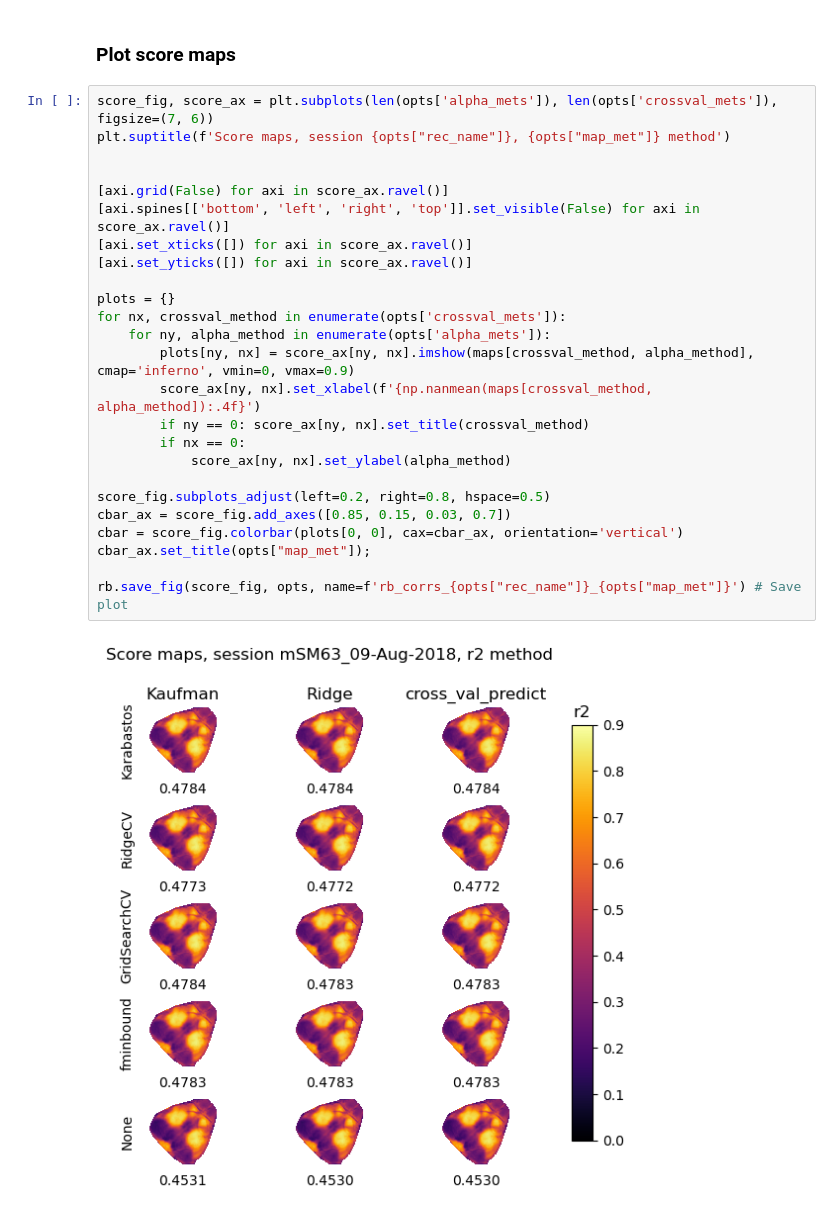
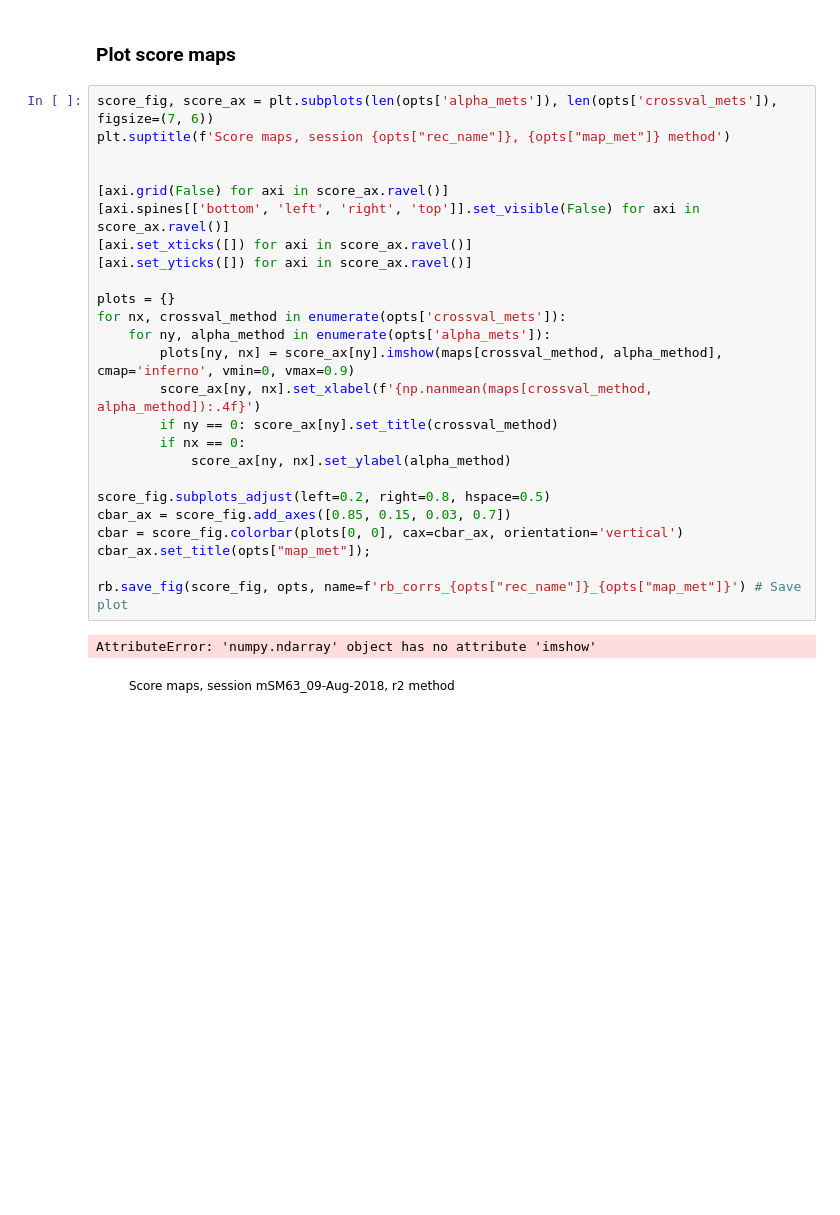
Before and after one commit to msokolet/regbench, a Jupyter notebook: regbench.ipynb, the cells around one changed output. Drawn from its saved outputs; the diff is of its cells as text; blank space fills up the shorter version.

```diff
--- a/regbench.ipynb
+++ b/regbench.ipynb
@@ -153,27 +153,28 @@ for crossval_method in opts['crossval_mets']:
 # %%
 score_fig, score_ax = plt.subplots(len(opts['alpha_mets']), len(opts['crossval_mets']), figsize=(7, 6))
 plt.suptitle(f'Score maps, session {opts["rec_name"]}, {opts["map_met"]} method')
 
 
 [axi.grid(False) for axi in score_ax.ravel()]
 [axi.spines[['bottom', 'left', 'right', 'top']].set_visible(False) for axi in score_ax.ravel()]
 [axi.set_xticks([]) for axi in score_ax.ravel()]
 [axi.set_yticks([]) for axi in score_ax.ravel()]
 
 plots = {}
 for nx, crossval_method in enumerate(opts['crossval_mets']):
     for ny, alpha_method in enumerate(opts['alpha_mets']):
-        plots[ny, nx] = score_ax[ny, nx].imshow(maps[crossval_method, alpha_method], cmap='inferno', vmin=0, vmax=0.9)
+        plots[ny, nx] = score_ax[ny].imshow(maps[crossval_method, alpha_method], cmap='inferno', vmin=0, vmax=0.9)
         score_ax[ny, nx].set_xlabel(f'{np.nanmean(maps[crossval_method, alpha_method]):.4f}')
-        if ny == 0: score_ax[ny, nx].set_title(crossval_method)
+        if ny == 0: score_ax[ny].set_title(crossval_method)
         if nx == 0:
             score_ax[ny, nx].set_ylabel(alpha_method)
 
 score_fig.subplots_adjust(left=0.2, right=0.8, hspace=0.5)
 cbar_ax = score_fig.add_axes([0.85, 0.15, 0.03, 0.7])
 cbar = score_fig.colorbar(plots[0, 0], cax=cbar_ax, orientation='vertical')
 cbar_ax.set_title(opts["map_met"]);
 
 rb.save_fig(score_fig, opts, name=f'rb_corrs_{opts["rec_name"]}_{opts["map_met"]}') # Save plot
 # %% [output]
+AttributeError: 'numpy.ndarray' object has no attribute 'imshow'
-[figure, old version]
+[figure, new version]
```
Also changed, not shown: parts of 1 cell of this notebook, 1 other file.
